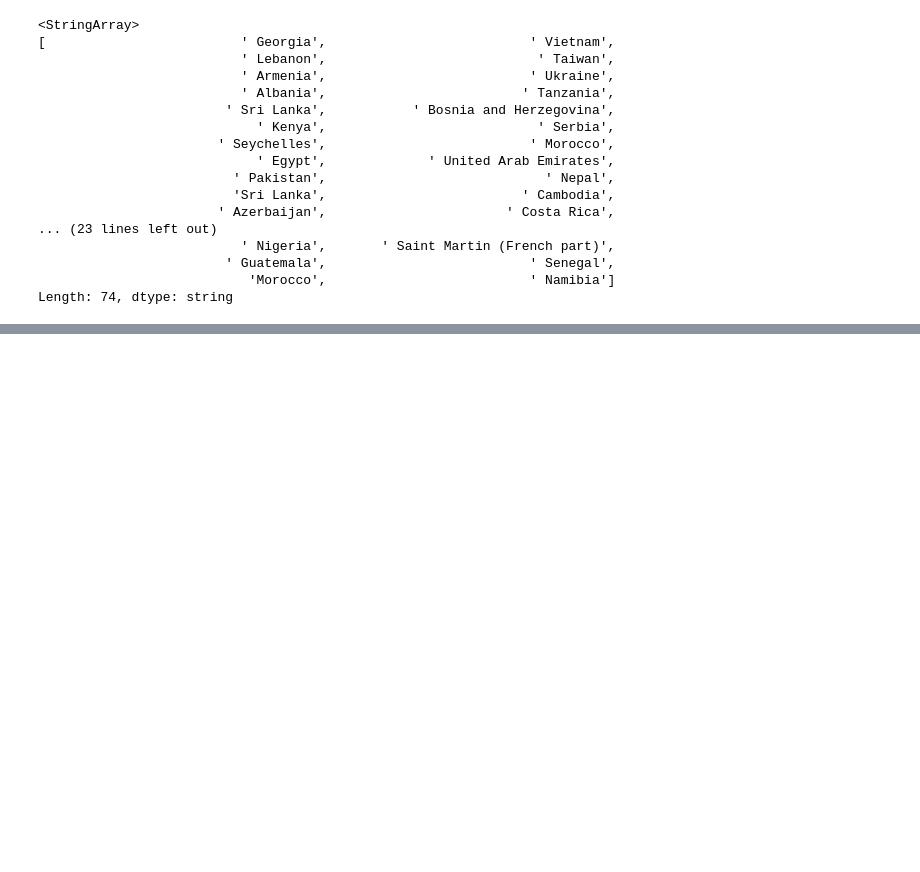
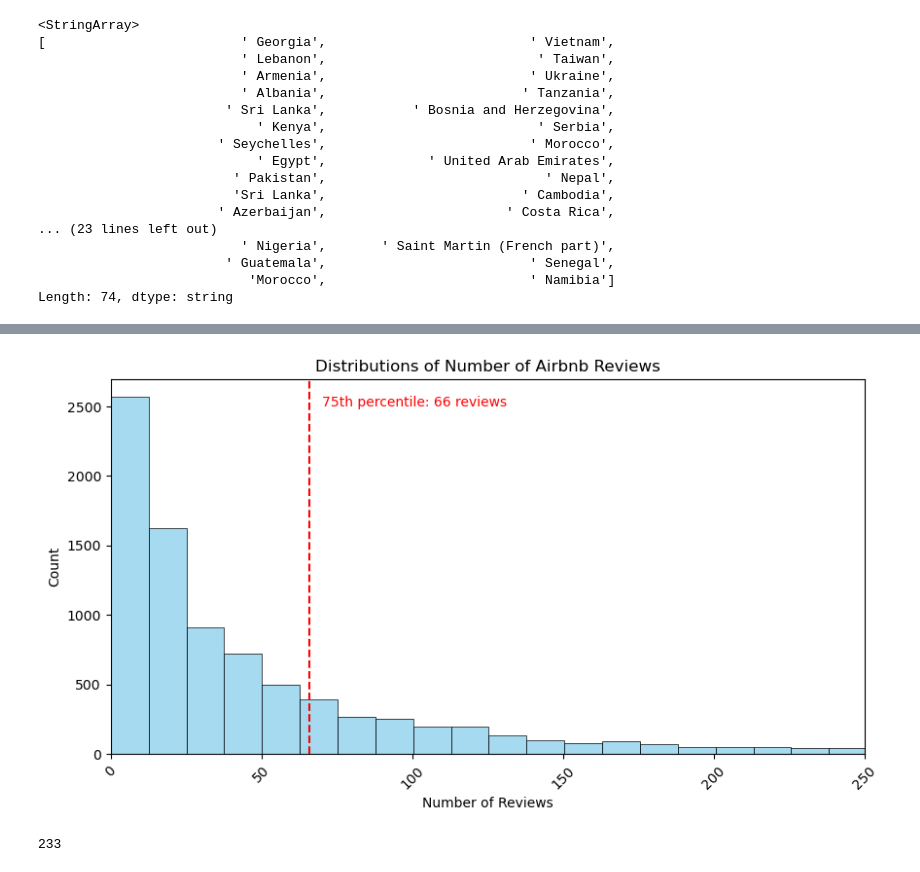
Before and after one commit to vndayambaje/Airbnb_EDA_Project, a Jupyter notebook: Project_2_final_eda.ipynb, the cells around one changed output, grey strips where cells are left out. Drawn from its saved outputs; the diff is of its cells as text; code cells hidden in the pictures; blank space fills up the shorter version.

```diff
--- a/Project_2_final_eda.ipynb
+++ b/Project_2_final_eda.ipynb
@@ -574,0 +593,29 @@ airbnb.to_csv('airbnb_clean_2.csv')
+# %%
+# Look at the distribution of reviews to decide what is considered a high number of reviews. This is as proxy indicator for a popular (or infamous listing)
+
+# calculate the 75th percentile for number of reviews
+high_reviews_threshold = int(airbnb_small['reviews'].quantile(0.75))
+
+# initialize figure
+fig, ax = plt.subplots(figsize=(10, 5))
+
+# plot histogram with the specified bins
+sns.histplot(airbnb_small['reviews'], bins = 80, kde = False, ax = ax, color = 'skyblue', edgecolor='black', linewidth=0.5)
+ax.set_title('Distributions of Number of Airbnb Reviews')
+ax.set_ylabel('Count')
+ax.set_xlabel('Number of Reviews')
+
+# Add a line for the 90th percentile
+ax.axvline(high_reviews_threshold, color = 'red', linestyle = 'dashed')
+ax.text(70, 2500,f'75th percentile: {high_reviews_threshold} reviews', color = 'red')
+
+# set x-ticks
+xticks = range(0, airbnb['reviews'].max()+10, 50)
+ax.set_xticks(xticks)
+plt.xticks(rotation=45)
+ax.set_xlim(left = 0, right = 250)
+
+#show plot
+plt.show()
+# %% [output]
+[figure, added]
@@ -574,0 +625,5 @@ airbnb.to_csv('airbnb_clean_2.csv')
+# %%
+# See number of stellar listing
+len(airbnb_small[airbnb_small['stellar'] == True])
+# %% [output]
+233
```
Also changed, not shown: parts of 92 cells of this notebook, 1 other file.
